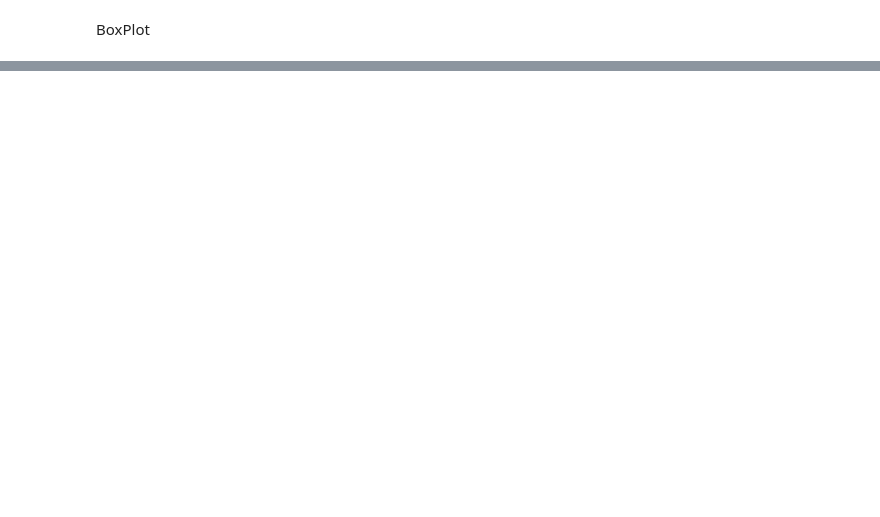
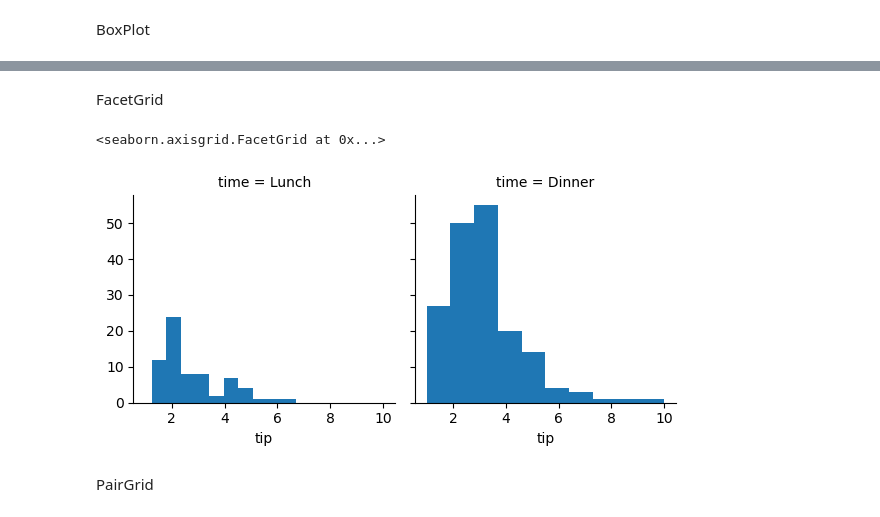
Before and after one commit to iampandiyan/BivariateAnalysis, a Jupyter notebook: Seaborn.ipynb, the cells around one changed output, grey strips where cells are left out. Cells and saved outputs as stored; diff of their text form; code cells hidden in the pictures; blank space fills up the shorter version.

Commit message:
Seaborn

```diff
--- a/Seaborn.ipynb
+++ b/Seaborn.ipynb
@@ -242,0 +288,3 @@ sb.boxplot(data=dataset,orient='h')
+# %%
+tipsDataset=sb.load_dataset('tips')
+tipsDataset
@@ -242,0 +319,3 @@ sb.boxplot(data=dataset,orient='h')
+# %%
+anscombeDataset=sb.load_dataset('anscombe')
+anscombeDataset
@@ -242,0 +350,10 @@ sb.boxplot(data=dataset,orient='h')
+# %% [markdown]
+FacetGrid
+# %%
+g=sb.FacetGrid(tipsDataset,col='time')
+g.map(plt.hist,'tip')
+# %% [output]
+<seaborn.axisgrid.FacetGrid at 0x...>
+[figure, added]
+# %% [markdown]
+PairGrid
```
Also changed, not shown: parts of 22 cells of this notebook.
